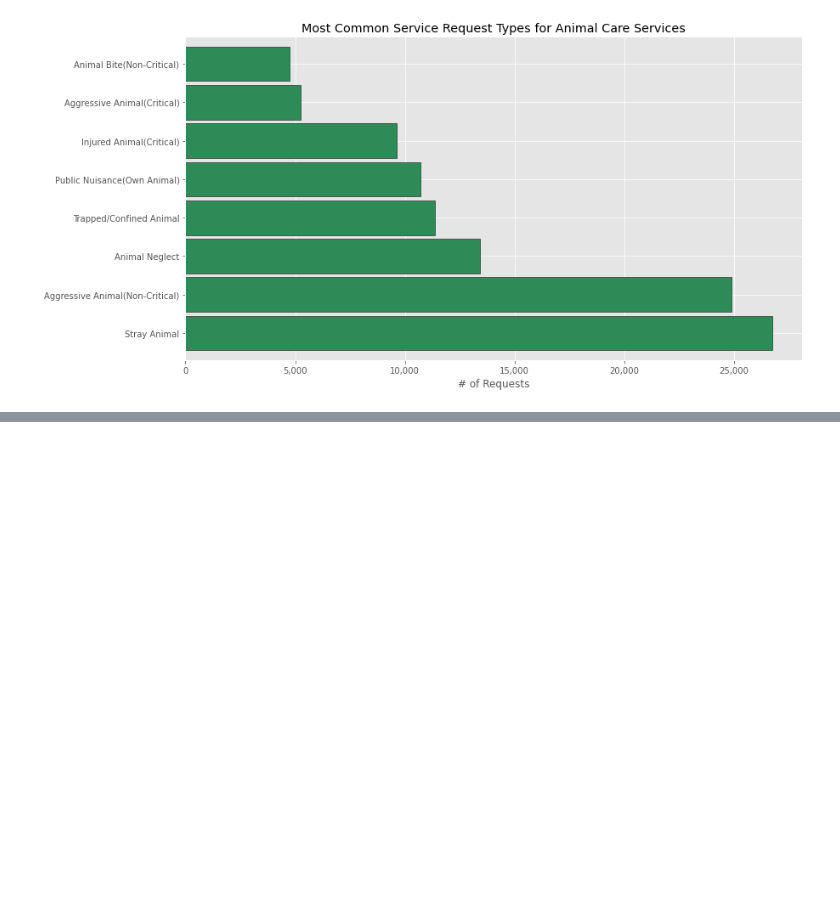
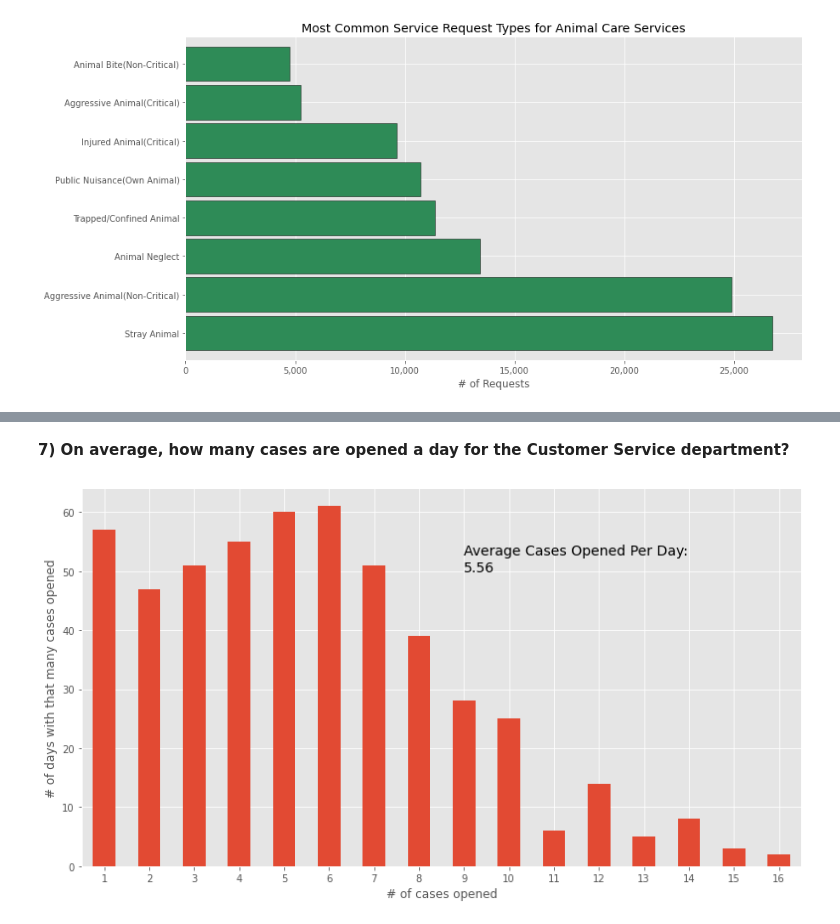
Before and after one commit to johnathon-smith/spark-exercises, a Jupyter notebook: explore.ipynb, the cells around one changed output, grey strips where cells are left out. Drawn from its saved outputs; the diff is of its cells as text; code cells hidden in the pictures; blank space fills up the shorter version.

```diff
--- a/explore.ipynb
+++ b/explore.ipynb
@@ -218,0 +273,26 @@ plt.gca().xaxis.set_major_formatter(mpl.ticker.FuncFormatter('{:,.0f}'.format))
+# %% [markdown]
+__7) On average, how many cases are opened a day for the Customer Service department?__
+# %%
+def plot_cases(df):
+    s = df["count"]
+    avg = s.mean()
+    s.value_counts().sort_index().plot.bar()
+    plt.text(
+        8, 50, f"Average Cases Opened Per Day:\n{avg:.2f}", ha="left", size=14
+    )
+    plt.xlabel("# of cases opened")
+    plt.ylabel("# of days with that many cases opened")
+    plt.xticks(rotation=0)
+
+
+(
+    df.withColumn("case_opened_date", expr("date(case_opened_date)"))
+    .filter(df.department == "Customer Service")
+    .groupby("case_opened_date")
+    .count()
+    .toPandas()
+    # .pipe takes our data frame and "pipes" the dataframe into a function
+    .pipe(plot_cases)
+)
+# %% [output]
+[figure, added]
```
Also changed, not shown: parts of 5 cells of this notebook.
